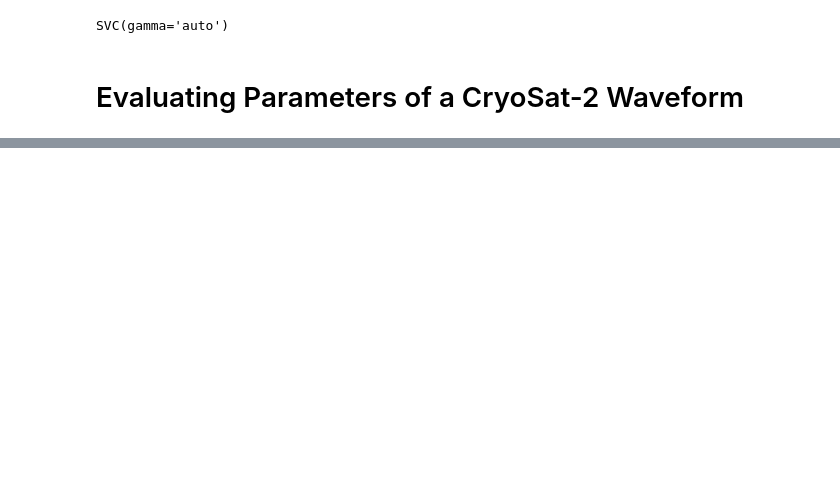
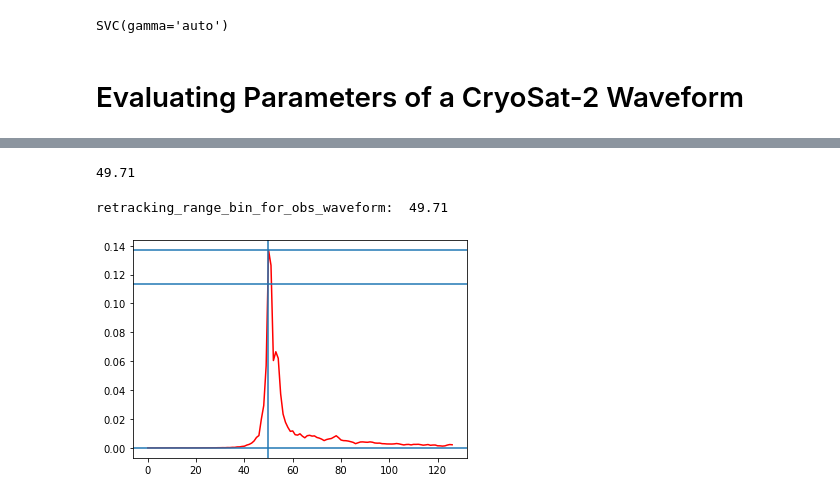
Before and after one commit to ClaudeDRT/MSci-Project, a Jupyter notebook: Simulated_Echo_SVC-NL.ipynb, the cells around one changed output, grey strips where cells are left out. Drawn from its saved outputs; the diff is of its cells as text; code cells hidden in the pictures; blank space fills up the shorter version.

```diff
--- a/Simulated_Echo_SVC-NL.ipynb
+++ b/Simulated_Echo_SVC-NL.ipynb
@@ -456,0 +471,26 @@ Threshold_fraction:  0.5271177060664174
+# %%
+major_peak_index = np.argmax(obs_interpolation) #finding the index of the largest peak in the echo
+
+peak_indices = signal.find_peaks(obs_interpolation, width = 150, height = 0.04)[0] #finding all the indices of all the peaks in the echo
+
+#finding the peak-to-trough depth of the largest (major) peak in the echo:
+max_peak_depth = signal.peak_prominences(obs_interpolation,peak_indices)[0][list(peak_indices).index(major_peak_index)]
+#the y value of on the observed echo, corresponding to the adjusted TFMRA threshold fraction
+threshold_value = np.max(obs_interpolation)-max_peak_depth + mean_snow_ice_interface_threshold_fraction*max_peak_depth
+#calculating the retracking range bin of the observed echo corresponding to the TFMRA estimated from the closest corresponding
+#simulated echo:
+retracking_range_bin_for_obs_waveform = np.argmin(abs(obs_interpolation[:major_peak_index]-threshold_value))/interpolation_factor
+print(retracking_range_bin_for_obs_waveform)
+# %% [output]
+49.71
+# %%
+print("retracking_range_bin_for_obs_waveform: ",retracking_range_bin_for_obs_waveform)
+plt.plot(norm_waveform_data, 'r')
+plt.axvline(x=retracking_range_bin_for_obs_waveform)
+plt.axhline(y=threshold_value)
+plt.axhline(y=np.max(norm_waveform_data))
+plt.axhline(y=np.max(norm_waveform_data)-max_peak_depth)
+plt.show()
+# %% [output]
+retracking_range_bin_for_obs_waveform:  49.71
+[figure, added]
```
Also changed, not shown: parts of 7 cells of this notebook, 1 other file.
